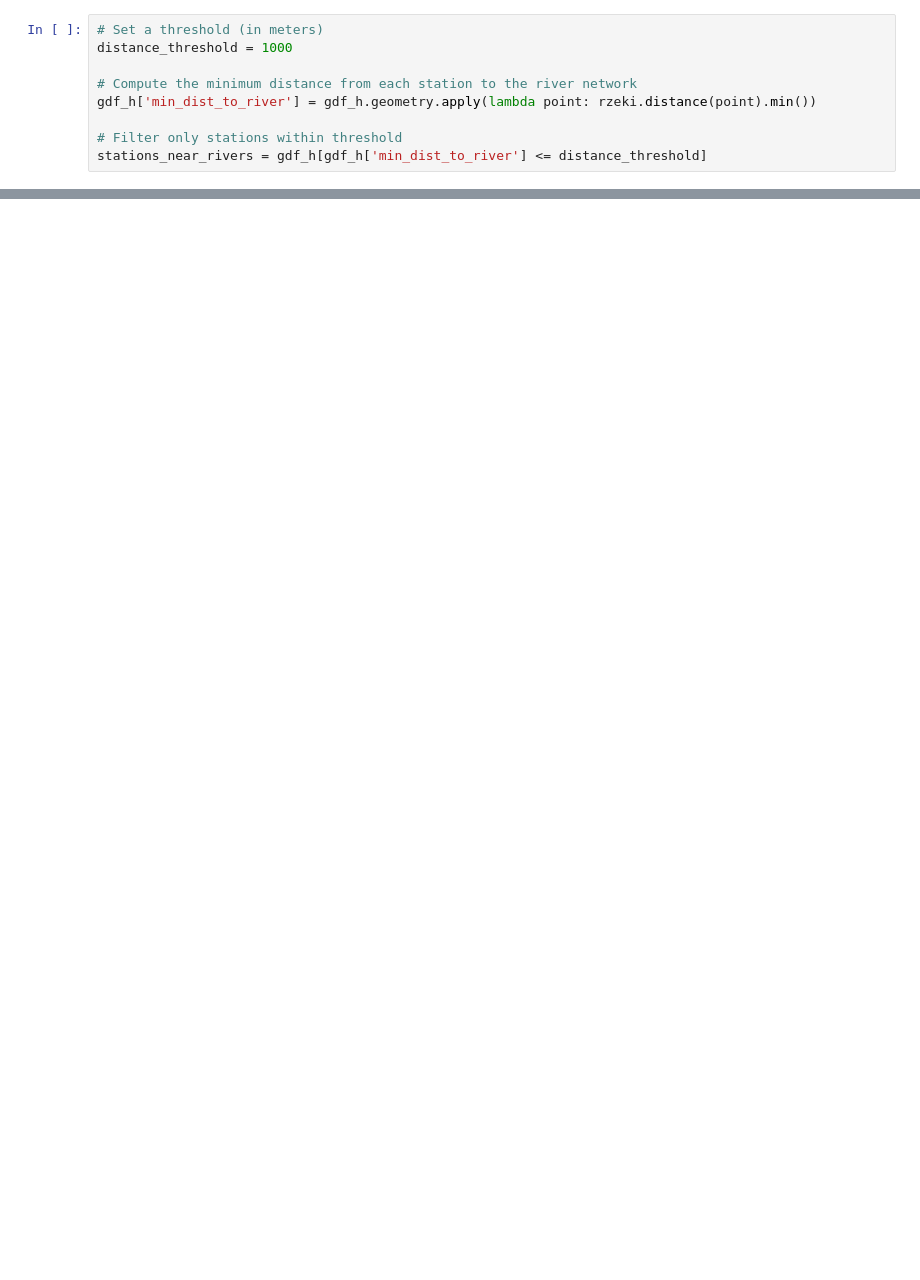
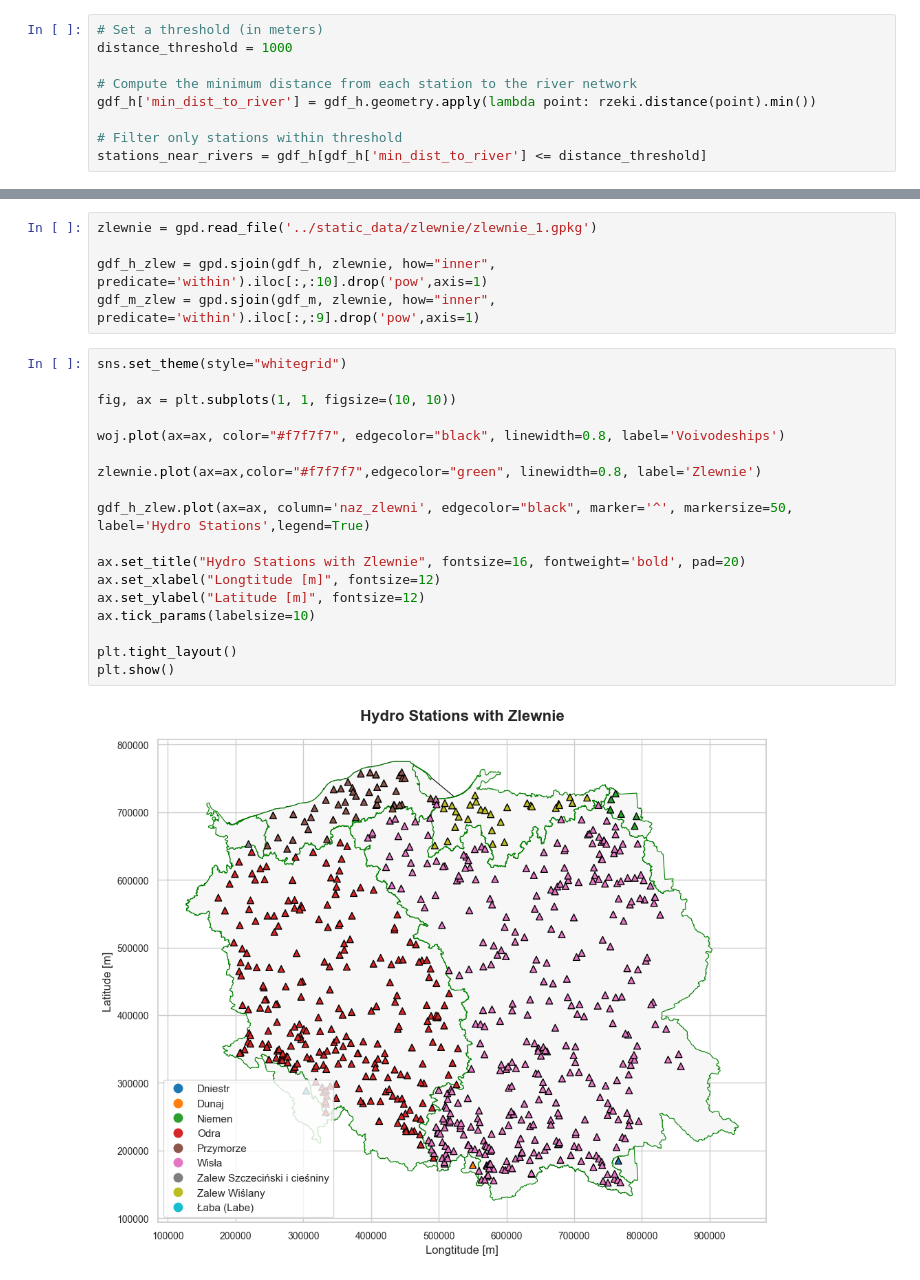
Before and after one commit to eo-agh/daes-project-2425-alt, a Jupyter notebook: notebooks/Maps.ipynb, the cells around one changed output, grey strips where cells are left out. Cells and saved outputs as stored; diff of their text form; blank space fills up the shorter version.

```diff
--- a/notebooks/Maps.ipynb
+++ b/notebooks/Maps.ipynb
@@ -278,0 +299,25 @@ See: https://matplotlib.org/stable/tutorials/intermediate/legend_guide.html#impl
+# %%
+zlewnie = gpd.read_file('../static_data/zlewnie/zlewnie_1.gpkg')
+
+gdf_h_zlew = gpd.sjoin(gdf_h, zlewnie, how="inner", predicate='within').iloc[:,:10].drop('pow',axis=1)
+gdf_m_zlew = gpd.sjoin(gdf_m, zlewnie, how="inner", predicate='within').iloc[:,:9].drop('pow',axis=1)
+# %%
+sns.set_theme(style="whitegrid")
+
+fig, ax = plt.subplots(1, 1, figsize=(10, 10))
+
+woj.plot(ax=ax, color="#f7f7f7", edgecolor="black", linewidth=0.8, label='Voivodeships')
+
+zlewnie.plot(ax=ax,color="#f7f7f7",edgecolor="green", linewidth=0.8, label='Zlewnie')
+
+gdf_h_zlew.plot(ax=ax, column='naz_zlewni', edgecolor="black", marker='^', markersize=50, label='Hydro Stations',legend=True)
+
+ax.set_title("Hydro Stations with Zlewnie", fontsize=16, fontweight='bold', pad=20)
+ax.set_xlabel("Longtitude [m]", fontsize=12)
+ax.set_ylabel("Latitude [m]", fontsize=12)
+ax.tick_params(labelsize=10)
+
+plt.tight_layout()
+plt.show()
+# %% [output]
+[figure, added]
```
Also changed, not shown: parts of 14 cells of this notebook, 7 other files.
